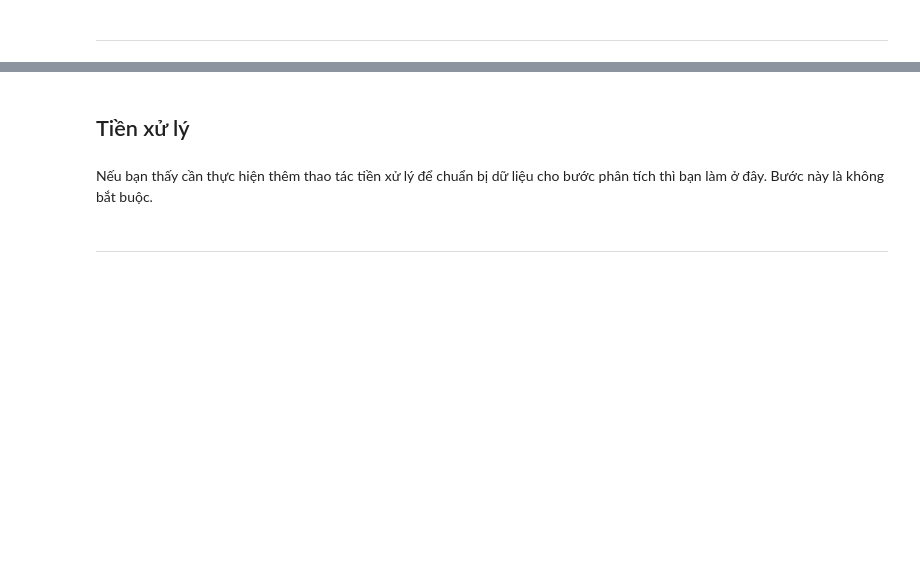
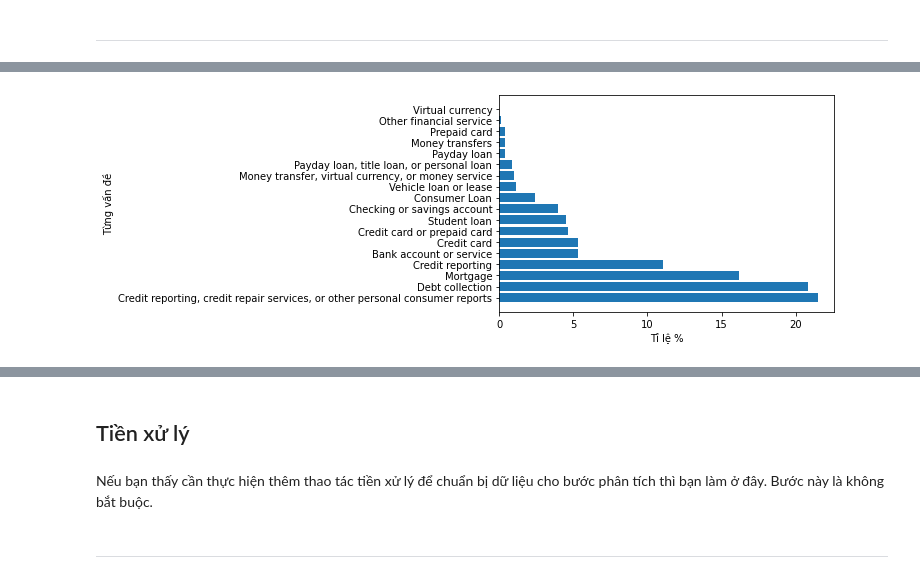
Before and after one commit to RaitoRyuWorker/Programing-for-Data-Science-Final-Project, a Jupyter notebook: DoAnCuoiKy.ipynb, the cells around one changed output, grey strips where cells are left out. Drawn from its saved outputs; the diff is of its cells as text; code cells hidden in the pictures; blank space fills up the shorter version.

```diff
--- a/DoAnCuoiKy.ipynb
+++ b/DoAnCuoiKy.ipynb
@@ -219,0 +243,7 @@ Một platform được xem là được yêu thích nếu một người đã d
+# %%
+plt.barh(df_lap_2.index, df_lap_2.values)
+plt.xlabel('Tỉ lệ %')
+plt.ylabel('Từng vấn đề')
+plt.show()
+# %% [output]
+[figure, added]
```
Also changed, not shown: parts of 13 cells of this notebook.
